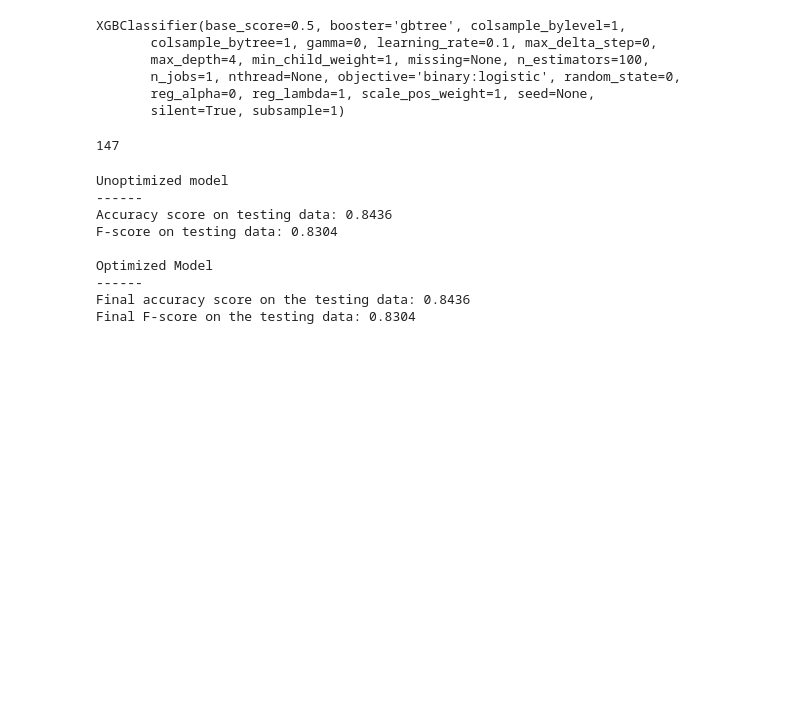
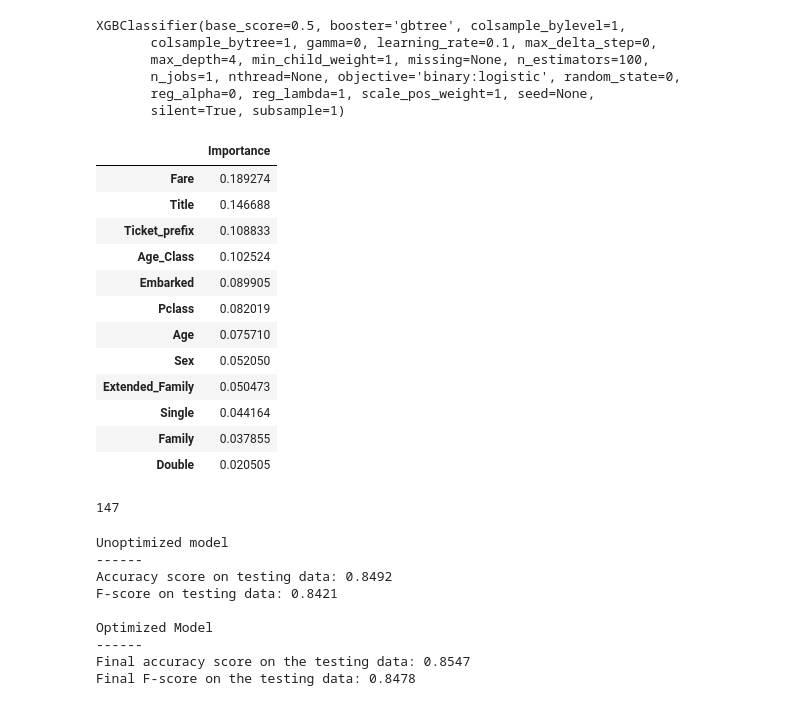
Before and after one commit to Lalit-Yadav-E1483/ML-Practice, a Jupyter notebook: Titanic/old_score_2.ipynb, the cells around one changed output. Drawn from its saved outputs; the diff is of its cells as text; code cells hidden in the pictures; blank space fills up the shorter version.

```diff
--- a/Titanic/old_score_2.ipynb
+++ b/Titanic/old_score_2.ipynb
@@ -663,6 +663,22 @@ XGBClassifier(base_score=0.5, booster='gbtree', colsample_bylevel=1,
        n_jobs=1, nthread=None, objective='binary:logistic', random_state=0,
        reg_alpha=0, reg_lambda=1, scale_pos_weight=1, seed=None,
        silent=True, subsample=1)
+# %%
+pd.DataFrame(clf.feature_importances_, index=X.columns.values, columns=['Importance']).sort_values(by=['Importance'], ascending=False)
+# %% [output]
+|  | Importance |
+| Fare | 0.189274 |
+| Title | 0.146688 |
+| Ticket_prefix | 0.108833 |
+| Age_Class | 0.102524 |
+| Embarked | 0.089905 |
+| Pclass | 0.082019 |
+| Age | 0.075710 |
+| Sex | 0.052050 |
+| Extended_Family | 0.050473 |
+| Single | 0.044164 |
+| Family | 0.037855 |
+| Double | 0.020505 |
 # %%
 y_pred = clf.predict(df_test_2_2)
 # %%
@@ -681,7 +697,7 @@ from sklearn.model_selection import GridSearchCV
 from sklearn.metrics import make_scorer
 
 # TODO: Initialize the classifier
-clf = GradientBoostingClassifier()
+clf = XGBClassifier()
 
 # TODO: Create the parameters list you wish to tune, using a dictionary if needed.
 # HINT: parameters = {'parameter_1': [value1, value2], 'parameter_2': [value1, value2]}
@@ -690,8 +706,8 @@ clf = GradientBoostingClassifier()
 # rate = [0.01, 0.03, 0.1, 0.3, 1.0]
 
 parameters = {
-                'max_depth': [3, 4, 5, 10],
-                'n_estimators': [80, 100, 200, 500],
+                'max_depth': [3, 4, 5, 10, 15, 20],
+                'n_estimators': [100, 200, 500, 100],
                 'learning_rate': [0.1, 0.2, 0.3, 0.4, 0.5]
             }
 
@@ -722,13 +738,13 @@ print("Final F-score on the testing data: {:.4f}".format(fbeta_score(y_test, bes
 # %% [output]
 Unoptimized model
 ------
-Accuracy score on testing data: 0.8436
-F-score on testing data: 0.8304
+Accuracy score on testing data: 0.8492
+F-score on testing data: 0.8421
 
 Optimized Model
 ------
-Final accuracy score on the testing data: 0.8436
-Final F-score on the testing data: 0.8304
+Final accuracy score on the testing data: 0.8547
+Final F-score on the testing data: 0.8478
 # %%
 best_clf
 # %% [output]
```
Also changed, not shown: parts of 12 cells of this notebook, 5 other files.
